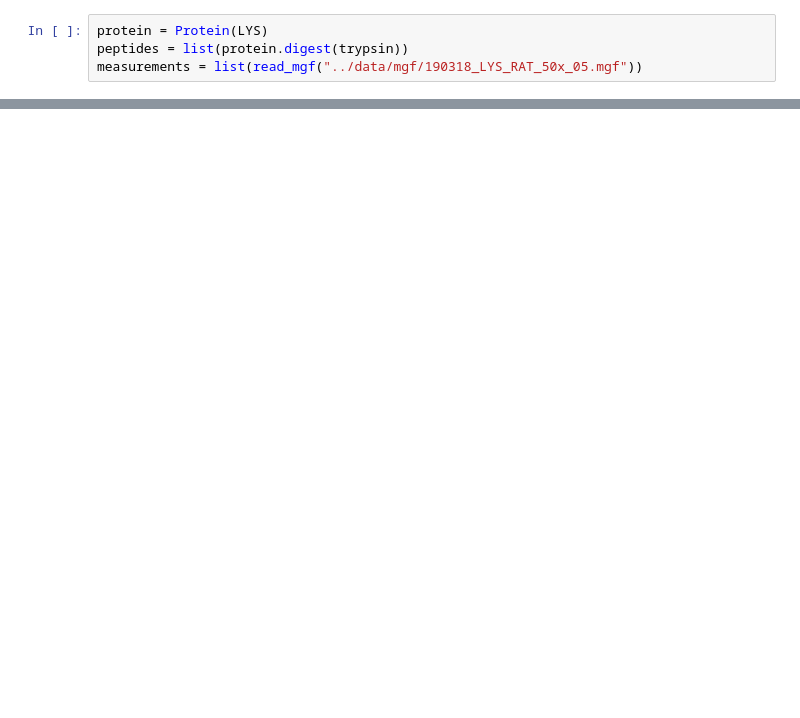
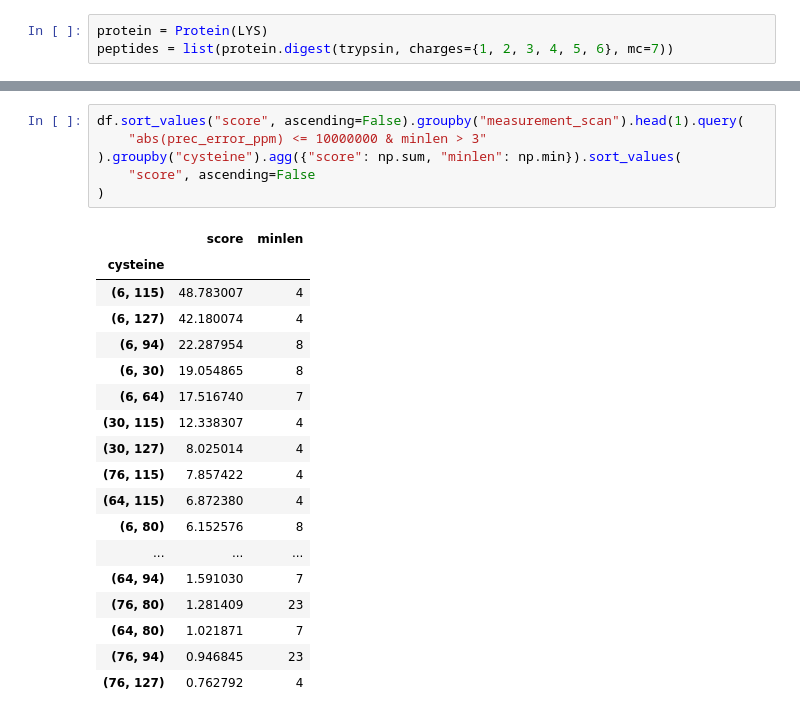
Before and after one commit to Eugleo/dibby, a Jupyter notebook: src/analysis.ipynb, the cells around one changed output, grey strips where cells are left out. Saved outputs shown, nothing was run; the diff lists cells and outputs as text; blank space fills up the shorter version.

```diff
--- a/src/analysis.ipynb
+++ b/src/analysis.ipynb
@@ -34,4 +76,3 @@ BSA = "DTHKSEIAHRFKDLGEEHFKGLVLIAFSQYLQQCPFDEHVKLVNELTEFAKTCVADESHAGCEKSLHTLFGDE
 # %%
 protein = Protein(LYS)
-peptides = list(protein.digest(trypsin))
-measurements = list(read_mgf("../data/mgf/190318_LYS_RAT_50x_05.mgf"))
+peptides = list(protein.digest(trypsin, charges={1, 2, 3, 4, 5, 6}, mc=7))
@@ -235,0 +570,25 @@ sorted([LYS[b:e] for b, e in peptides_skip])
+# %%
+df.sort_values("score", ascending=False).groupby("measurement_scan").head(1).query(
+    "abs(prec_error_ppm) <= 10000000 & minlen > 3"
+).groupby("cysteine").agg({"score": np.sum, "minlen": np.min}).sort_values(
+    "score", ascending=False
+)
+# %% [output]
+|  | score | minlen |
+| cysteine |  |  |
+| (6, 115) | 48.783007 | 4 |
+| (6, 127) | 42.180074 | 4 |
+| (6, 94) | 22.287954 | 8 |
+| (6, 30) | 19.054865 | 8 |
+| (6, 64) | 17.516740 | 7 |
+| (30, 115) | 12.338307 | 4 |
+| (30, 127) | 8.025014 | 4 |
+| (76, 115) | 7.857422 | 4 |
+| (64, 115) | 6.872380 | 4 |
+| (6, 80) | 6.152576 | 8 |
+| ... | ... | ... |
+| (64, 94) | 1.591030 | 7 |
+| (76, 80) | 1.281409 | 23 |
+| (64, 80) | 1.021871 | 7 |
+| (76, 94) | 0.946845 | 23 |
+| (76, 127) | 0.762792 | 4 |
```
Also changed, not shown: parts of 27 cells of this notebook, 3 other files.
